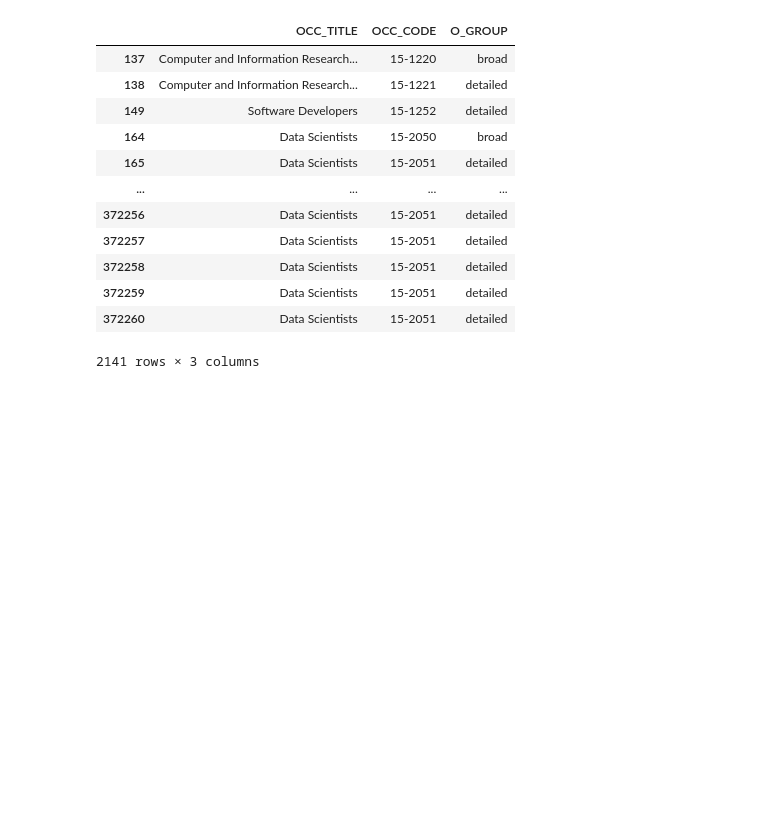
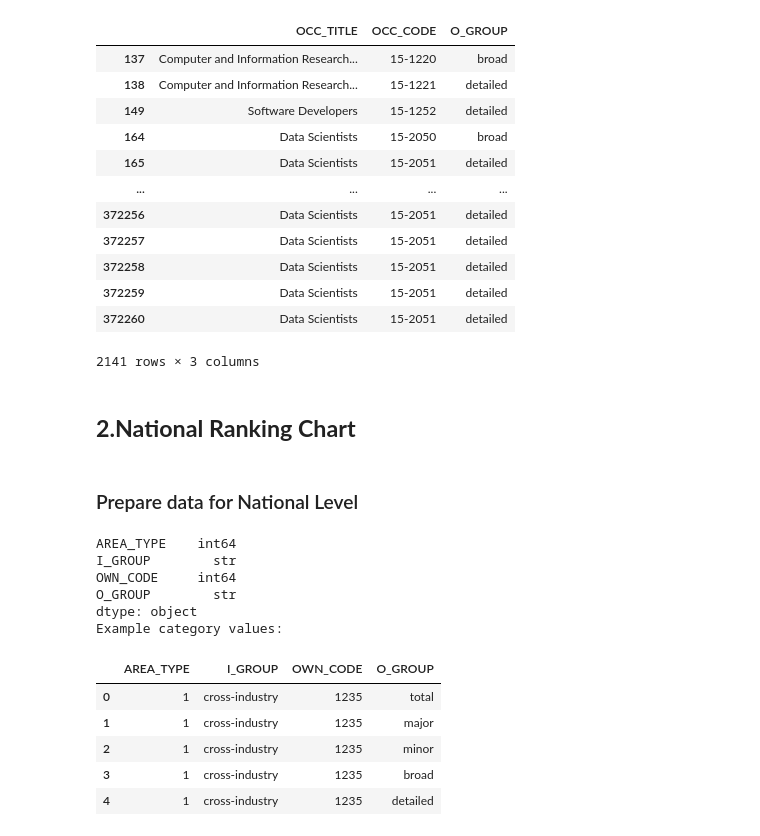
Before and after one commit to 2024635/CA1-Data-Visualisation-and-Communication-2024635, a Jupyter notebook: CA1-Data-Visualisation-and-Communication.ipynb, the cells around one changed output. Drawn from its saved outputs; the diff is of its cells as text; code cells hidden in the pictures; blank space fills up the shorter version.

Commit message:
Started cleaning data for the first chart
Started data preparation for National Level Employment in Computer and Maths by occupation.

```diff
--- a/CA1-Data-Visualisation-and-Communication.ipynb
+++ b/CA1-Data-Visualisation-and-Communication.ipynb
@@ -332,3 +332,26 @@ df[df['OCC_TITLE'].isin(selected_jobs)][
 | 372259 | Data Scientists | 15-2051 | detailed |
 | 372260 | Data Scientists | 15-2051 | detailed |
 2141 rows × 3 columns
+# %% [markdown]
+## **2.National Ranking Chart**
+# %% [markdown]
+### Prepare data for National Level
+# %%
+# Check data types to filter the National Values
+print(df[["AREA_TYPE", "I_GROUP", "OWN_CODE", "O_GROUP"]].dtypes)
+
+print("Example category values:")
+display(df[["AREA_TYPE", "I_GROUP", "OWN_CODE", "O_GROUP"]].head())
+# %% [output]
+AREA_TYPE    int64
+I_GROUP        str
+OWN_CODE     int64
+O_GROUP        str
+dtype: object
+Example category values:
+|  | AREA_TYPE | I_GROUP | OWN_CODE | O_GROUP |
+| 0 | 1 | cross-industry | 1235 | total |
+| 1 | 1 | cross-industry | 1235 | major |
+| 2 | 1 | cross-industry | 1235 | minor |
+| 3 | 1 | cross-industry | 1235 | broad |
+| 4 | 1 | cross-industry | 1235 | detailed |
```
Also changed, not shown: parts of 1 cell of this notebook.
